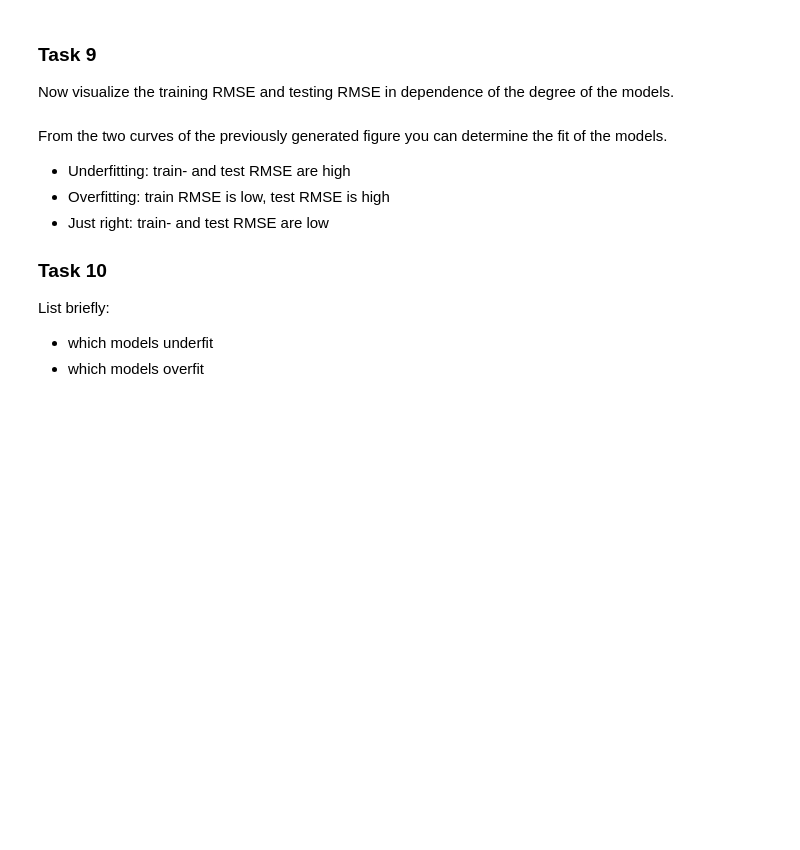
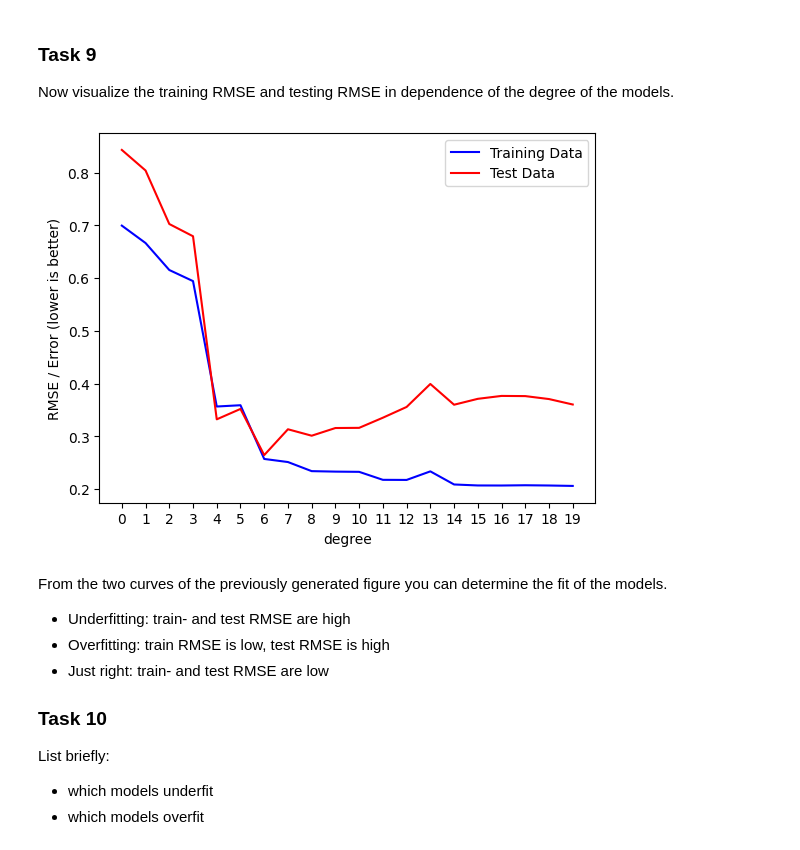
Before and after one commit to HerrMotz/AGDML-Lab, a Jupyter notebook: 02_Polynomial_Regression/02_Polynomial_Regression.ipynb, the cells around one changed output. Drawn from its saved outputs; the diff is of its cells as text; code cells hidden in the pictures; blank space fills up the shorter version.

```diff
--- a/02_Polynomial_Regression/02_Polynomial_Regression.ipynb
+++ b/02_Polynomial_Regression/02_Polynomial_Regression.ipynb
@@ -194,7 +245,7 @@ def rmse(Y : np.ndarray, Y_hat : np.ndarray) -> float:
         RMSE(Y, Y_hat)
     '''
     # TODO: calculate RMSE
-    pass
+    return np.sqrt( (np.sum((Y - Y_hat)**2)) / Y.shape[0] )
 # %% [markdown]
 Now we want to estimate which polynomial estimation fits best to our data.
 More complex models will in general yield better results on the data that was used to train them, but the quality of the model is determined by its "generalizability" ("how well does the model perform on data that it has not seen before?").
@@ -210,3 +261,5 @@ where we train our predictor on the trainset and evaluate the generalizability o
 Load the testset (stored as `test.npy`).
 # %%
 # TODO: load test data
+testset = np.load("test.npy").T
+testset
@@ -222,0 +279,18 @@ Set the regularization parameter to some fixed value.
+# %%
+# TODO: calculate train- and test RMSEs
+c2 = 1
+
+rmse1 = []
+rmse2 = []
+
+for i in range(20):
+    pr = PolyReg(i, c2)
+    pr.fit(trainset[0], trainset[1])
+
+    _y1 = pr.predict(poly(trainset[0], i))
+    rmse1.append(rmse(trainset[1], _y1))
+
+    _y2 = pr.predict(poly(testset[0], i))
+    rmse2.append(rmse(testset[1], _y2))
+
+    print(i, rmse1[-1], rmse2[-1])
@@ -228,3 +321,16 @@ Now visualize the training RMSE and testing RMSE in dependence of the degree of
+# %%
+# TODO: plot RMSEs against polynomial degree
+
+plt.plot(range(20), rmse1, 'b', label="Training Data")
+plt.plot(range(20), rmse2, 'r', label="Test Data")
+
+plt.legend()
+plt.xlabel("degree")
+plt.ylabel("RMSE / Error (lower is better)")
+plt.xticks(range(20))
+plt.show()
+# %% [output]
+[figure, added]
 # %% [markdown]
 From the two curves of the previously generated figure you can determine the fit of the models.
 
```
Also changed, not shown: parts of 12 cells of this notebook, 1 other file.
